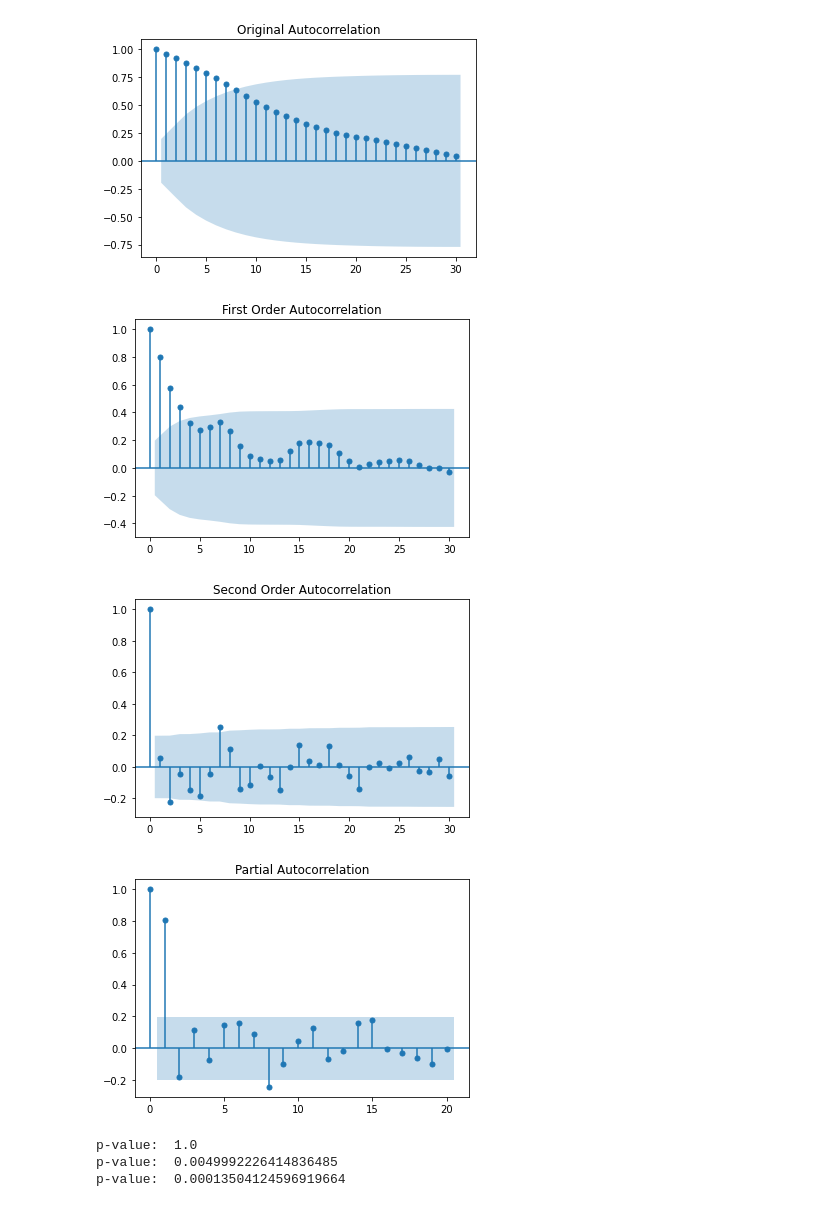
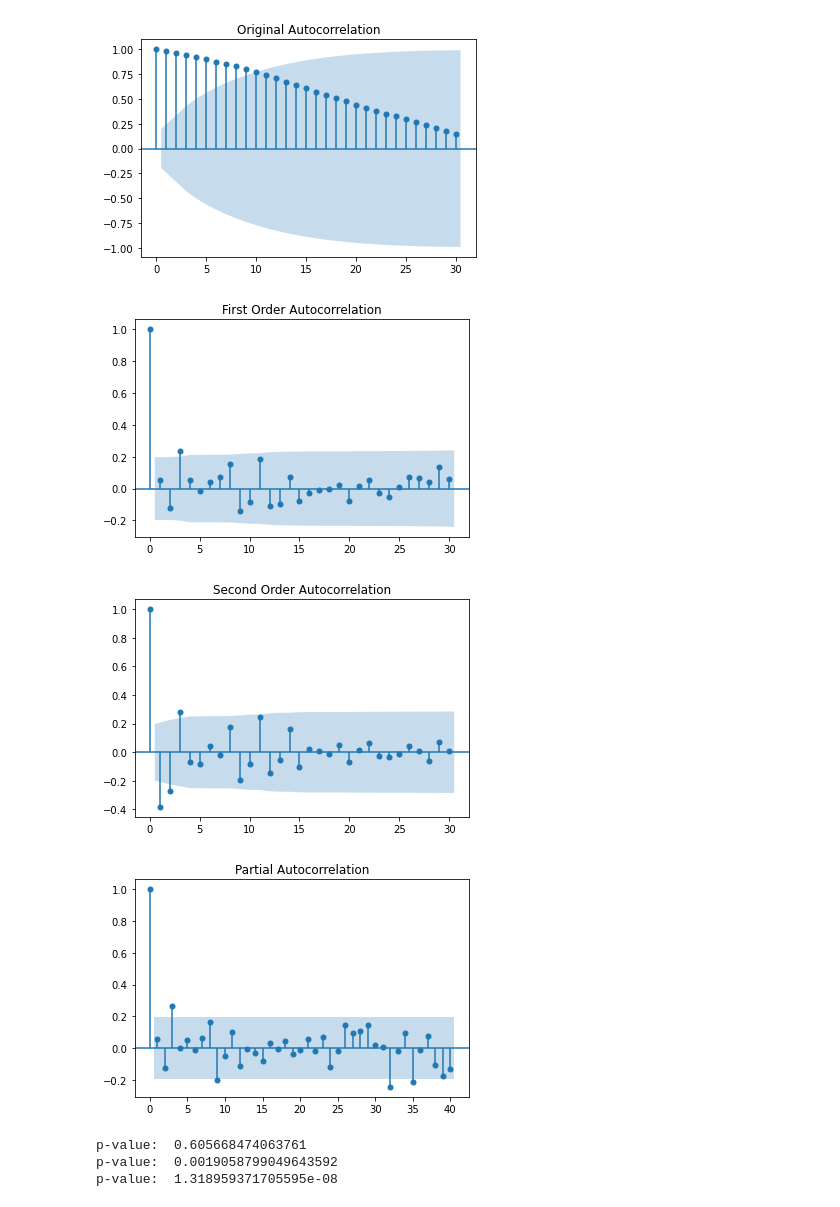
Before and after one commit to camillecoding/Climate_Change_Predictions, a Jupyter notebook: ARIMA_predict.ipynb, the cells around one changed output. Saved outputs shown, nothing was run; the diff lists cells and outputs as text; code cells hidden in the pictures.

```diff
--- a/ARIMA_predict.ipynb
+++ b/ARIMA_predict.ipynb
@@ -28,0 +32,12 @@ df.head()
+# %%
+# We have some useless data in this dataframe (iso_codes like 'International Transport', 'North America (excl. USA)', etc.)
+# These are being dropped since they are legitimately useless. We will also drop the 'OWID_WRL' iso_code which is the CO2
+# emissions for the globe since it's not necessary for our analysis.
+
+df = df[df['iso_code'].notna()]
+df = df[df['iso_code'] != 'OWID_WRL']
+
+# To get an idea for which countries we should forecast, lets sort the countries in descending order with highest emission
+# totals for the year 2020 since it's the most recent
+
+df[df['year']==2020].sort_values(['co2'], ascending=False)[:10]
@@ -29,6 +57,6 @@ df.head()
 # %%
 # Select the data for the USA, grab the year and CO2, set index to the year(type=int64), drop the name on the axis
-df = df[df['iso_code']=='CHN']
+df = df[df['iso_code']=='USA']
 df = pd.DataFrame(df[['year','co2']]).dropna()
 df = df.set_index(['year'])
 df = df.rename_axis(None, axis=1)
@@ -67,16 +95,16 @@ plot_acf(df,lags=30,title='Original Autocorrelation');
 plot_acf(df.diff().dropna(),lags=30,title='First Order Autocorrelation');
 plot_acf(df.diff().diff().dropna(),lags=30,title='Second Order Autocorrelation');
 # %% [output]
-[figure, old version]
+[figure, new version]
-[figure, old version]
+[figure, new version]
-[figure, old version]
+[figure, new version]
 # %%
 # Used to find q (in this case we will use 1)
-plot_pacf(df.diff().dropna(),lags=20);
+plot_pacf(df.diff().dropna(),lags=40);
 # %% [output]
-[figure, old version]
+[figure, new version]
 # %%
-## This is to gauge what value we should think about using for d in ARIMA(p,d,q) (in this case it is 2)
+## This is to gauge what value we should think about using for d in ARIMA(p,d,q) (in this case it is 1)
 
 # first order differencing
 result = adfuller(df.dropna())
@@ -90,9 +118,9 @@ print('p-value: ', result[1])
 result = adfuller(df.diff().diff().dropna())
 print('p-value: ', result[1])
 # %% [output]
-p-value:  1.0
-p-value:  0.0049992226414836485
-p-value:  0.00013504124596919664
+p-value:  0.605668474063761
+p-value:  0.0019058799049643592
+p-value:  1.318959371705595e-08
 # %%
 # This is to help us identify the value for p in our model
 # Look at the number of lags for the autocorrelation to fall inside our boundary (in this case ~25)
```
Also changed, not shown: parts of 20 cells of this notebook.
